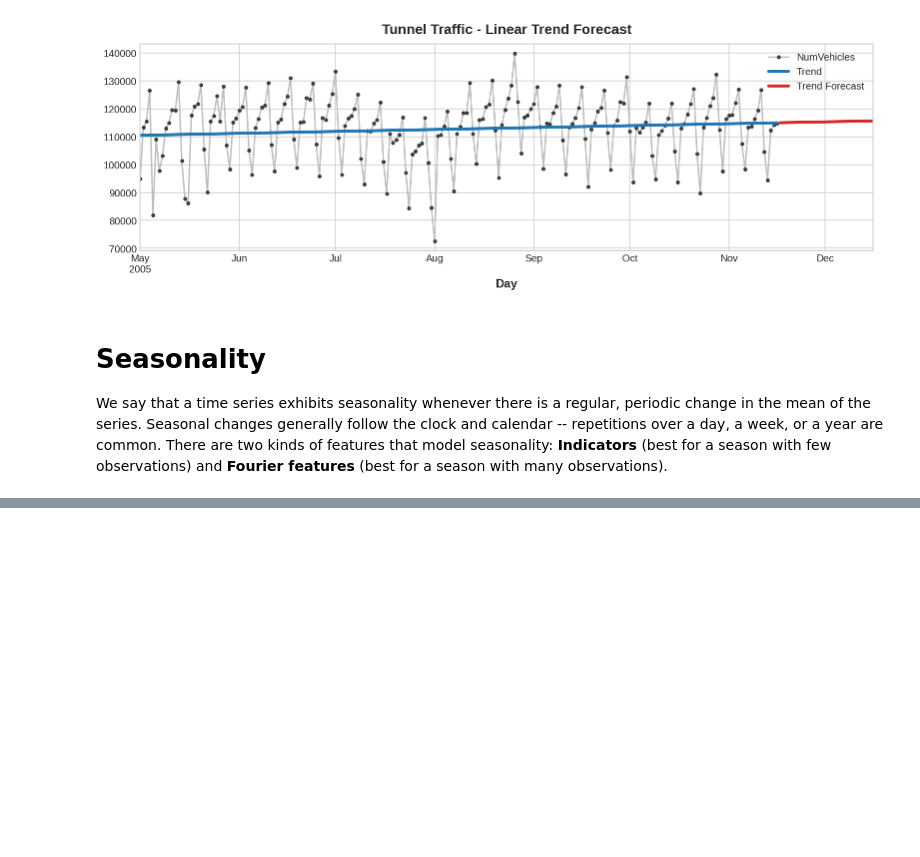
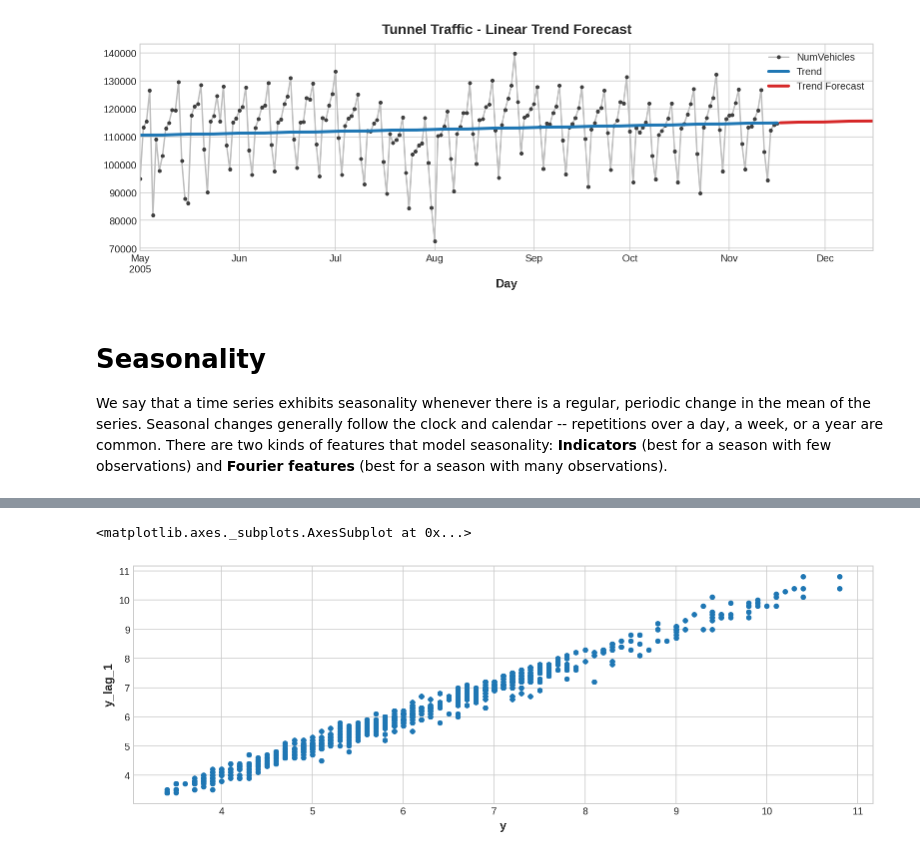
Before and after one commit to MiguelPimentel97/Exploratory_Data_Analysis, a Jupyter notebook: Time_Series.ipynb, the cells around one changed output, grey strips where cells are left out. Saved outputs shown, nothing was run; the diff lists cells and outputs as text; code cells hidden in the pictures; blank space fills up the shorter version.

```diff
--- a/Time_Series.ipynb
+++ b/Time_Series.ipynb
@@ -238,0 +461,8 @@ Seasonal indicators are binary features that represent seasonal differences in t
+# %%
+reserve = pd.read_csv(
+    "Datasets/TSData/reserve.csv",
+    parse_dates={'Date': ['Year', 'Month', 'Day']},
+    index_col='Date',
+)
+
+reserve.head()
@@ -238,0 +480,9 @@ Seasonal indicators are binary features that represent seasonal differences in t
+# %%
+y = reserve.loc[:, 'Unemployment Rate'].dropna().to_period('M')
+df = pd.DataFrame({
+    'y': y,
+    'y_lag_1': y.shift(1),
+    'y_lag_2': y.shift(2),
+})
+
+df.head()
@@ -238,0 +497,5 @@ Seasonal indicators are binary features that represent seasonal differences in t
+# %%
+df.plot(x='y', y='y_lag_1', kind='scatter')
+# %% [output]
+<matplotlib.axes._subplots.AxesSubplot at 0x...>
+[figure, added]
```
Also changed, not shown: parts of 72 cells of this notebook.
